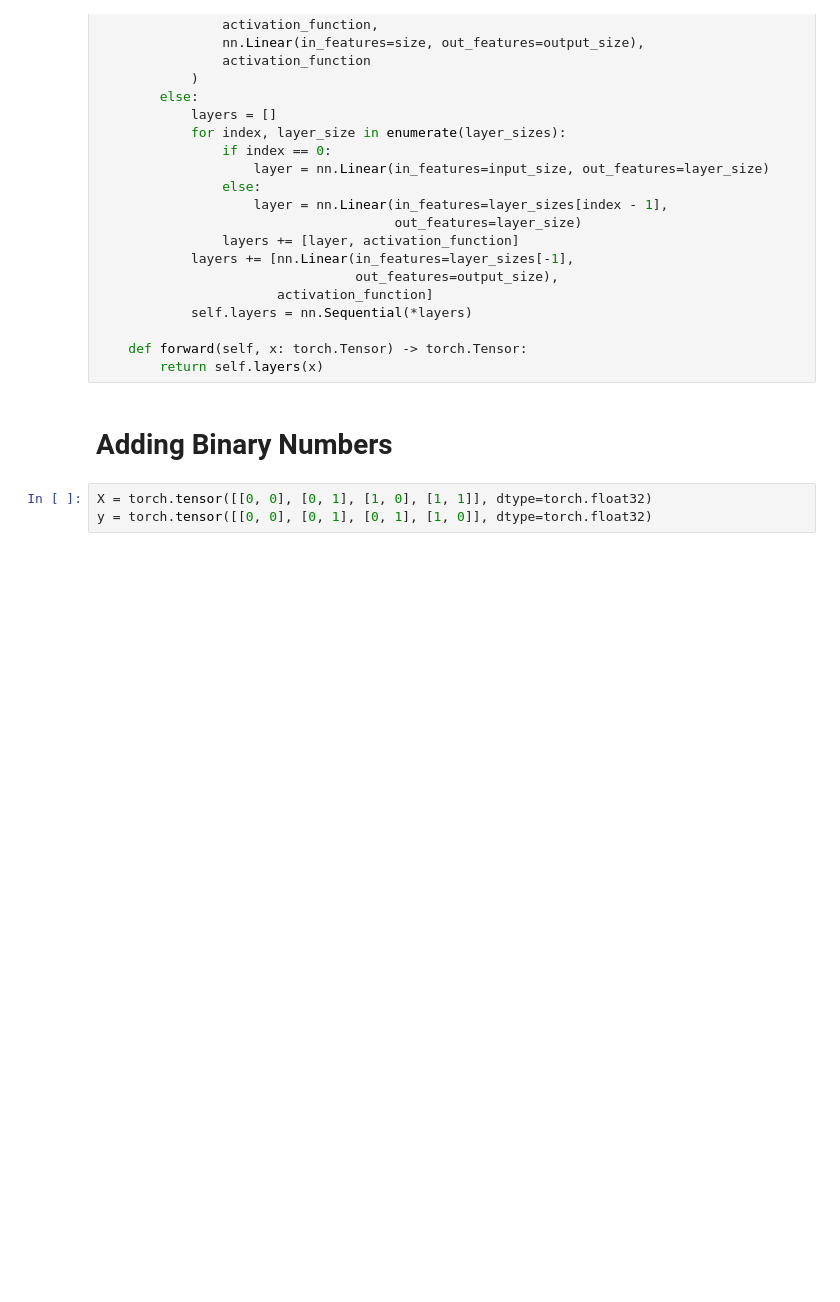
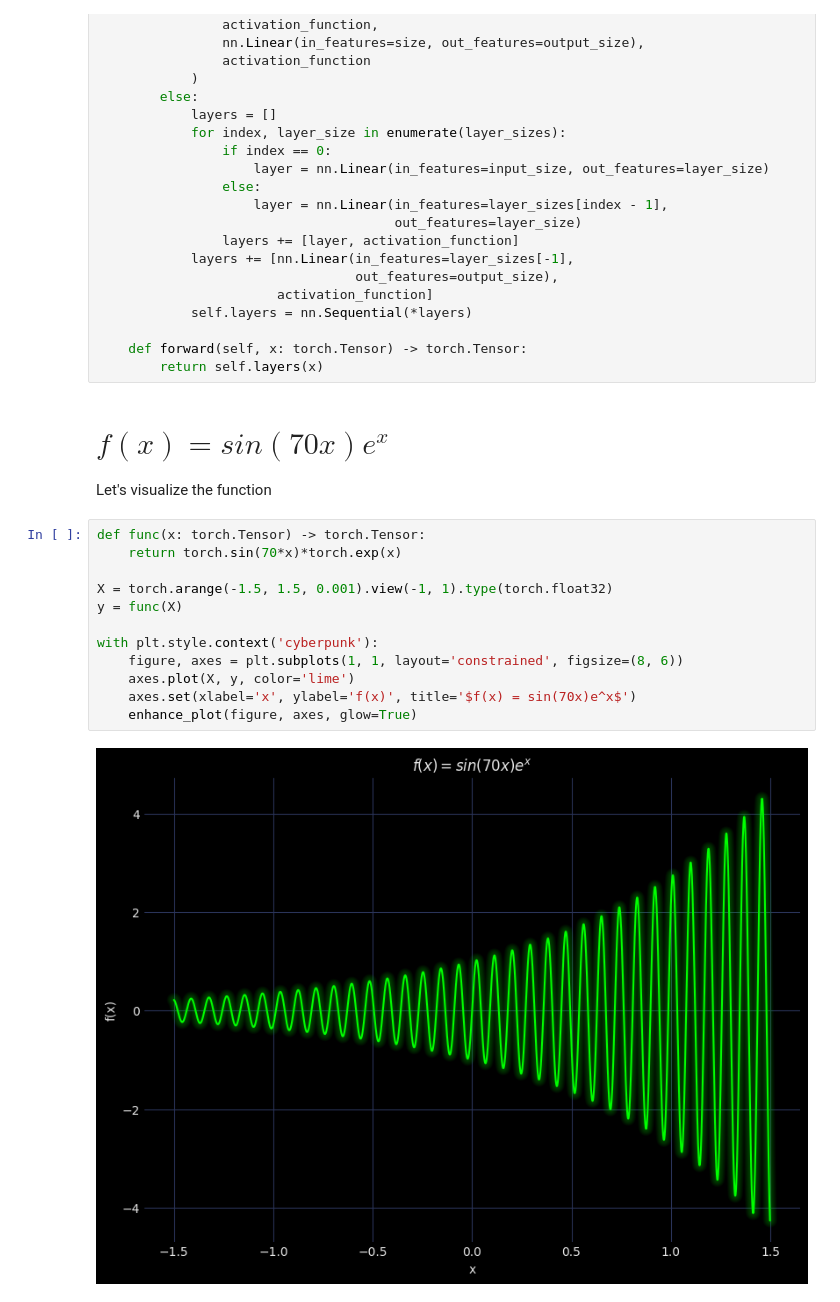
Before and after one commit to Yolonek/MachineLearningApplications, a Jupyter notebook: Perceptrons/1.2-UniversalApproximationTheorem.ipynb, the cells around one changed output. Cells and saved outputs as stored; diff of their text form; blank space fills up the shorter version.

```diff
--- a/Perceptrons/1.2-UniversalApproximationTheorem.ipynb
+++ b/Perceptrons/1.2-UniversalApproximationTheorem.ipynb
@@ -43,8 +46,21 @@ class ModularNeuralNetwork(nn.Module):
 
     def forward(self, x: torch.Tensor) -> torch.Tensor:
         return self.layers(x)
-# %% [markdown]
-# Adding Binary Numbers
-# %%
-X = torch.tensor([[0, 0], [0, 1], [1, 0], [1, 1]], dtype=torch.float32)
-y = torch.tensor([[0, 0], [0, 1], [0, 1], [1, 0]], dtype=torch.float32)
+# %% [markdown]
+# $f(x) = sin(70x) e^x$
+
+Let's visualize the function
+# %%
+def func(x: torch.Tensor) -> torch.Tensor:
+    return torch.sin(70*x)*torch.exp(x)
+
+X = torch.arange(-1.5, 1.5, 0.001).view(-1, 1).type(torch.float32)
+y = func(X)
+
+with plt.style.context('cyberpunk'):
+    figure, axes = plt.subplots(1, 1, layout='constrained', figsize=(8, 6))
+    axes.plot(X, y, color='lime')
+    axes.set(xlabel='x', ylabel='f(x)', title='$f(x) = sin(70x)e^x$')
+    enhance_plot(figure, axes, glow=True)
+# %% [output]
+[figure, added]
```
Also changed, not shown: parts of 35 cells of this notebook.
